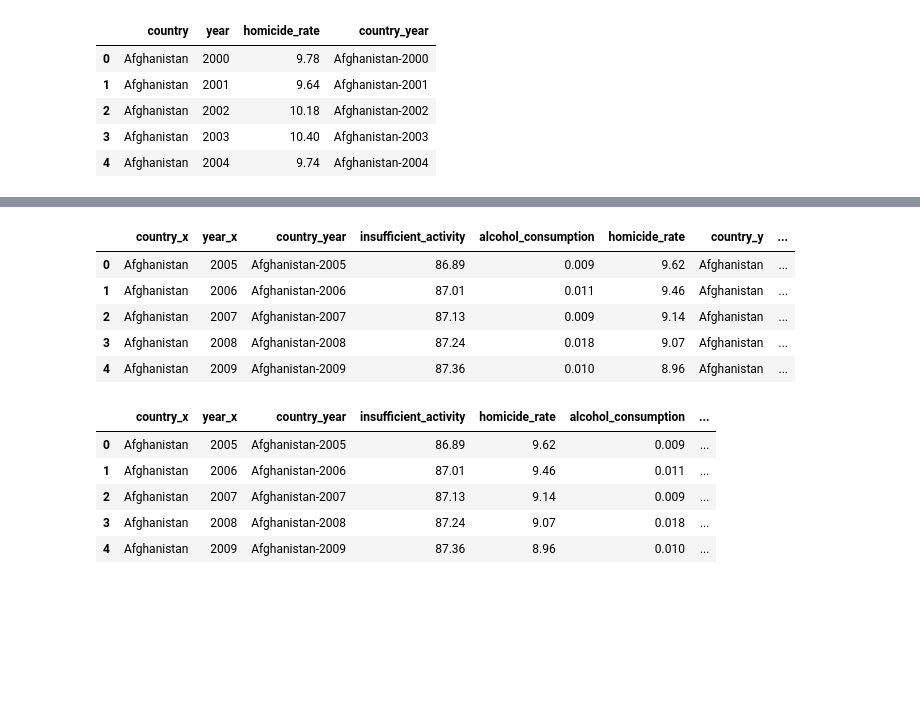
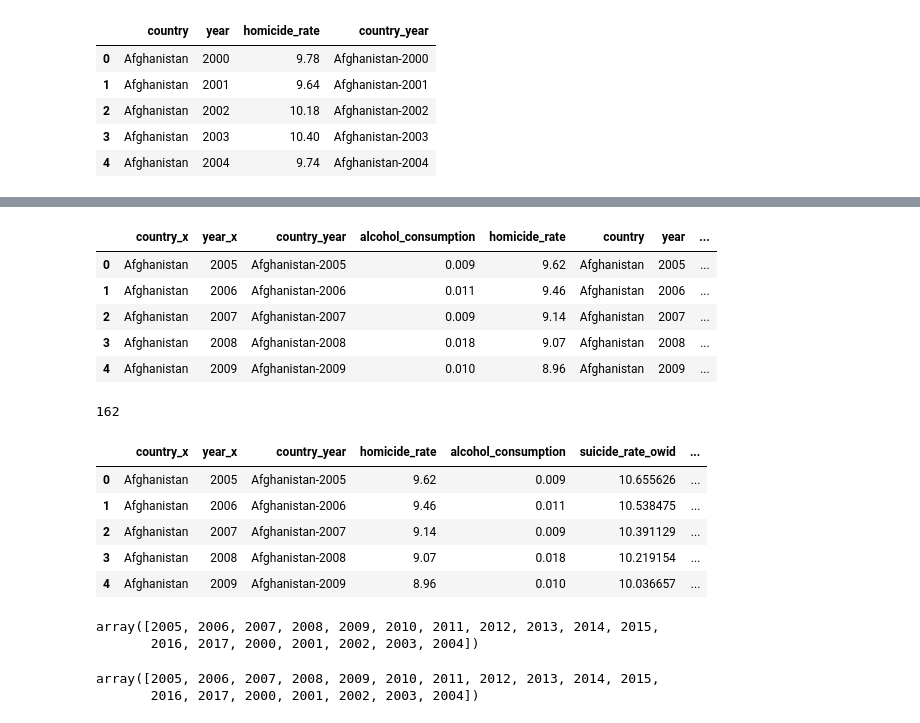
Before and after one commit to anajuarezar/Suicide-Analysis, a Jupyter notebook: data/OWID_WB_clean_dbs.ipynb, the cells around one changed output, grey strips where cells are left out. Saved outputs shown, nothing was run; the diff lists cells and outputs as text; code cells hidden in the pictures; blank space fills up the shorter version.

```diff
--- a/data/OWID_WB_clean_dbs.ipynb
+++ b/data/OWID_WB_clean_dbs.ipynb
@@ -161,5 +144,3 @@ alcohol_df.head()
 | 2 | Afghanistan | 1992 | 0.0 | Afghanistan-1992 |
 | 3 | Afghanistan | 1993 | 0.0 | Afghanistan-1993 |
 | 4 | Afghanistan | 1994 | 0.0 | Afghanistan-1994 |
-# %%
-alcohol_df = alcohol_df.rename(columns={"country_code": "country_year"})
@@ -212,4 +165,4 @@ russianJoin.head()
 # %%
-df_join_homicide =  pd.merge(df_join_alcohol_activity,homicide_df, on='country_year', how='inner')
+df_join_homicide =  pd.merge(alcohol_df,homicide_df, on='country_year', how='inner')
 df_join_homicide.head()
 # %% [output]
@@ -222,9 +179,8 @@ df_join_homicide.head()
 # %%
 three_df = df_join_homicide[[
-                "country",
-                "year",
+                "country_x",
+                "year_x",
                 "country_year",
-                "insufficient_activity",
                 "alcohol_consumption",
                 "homicide_rate"
                ]]
@@ -241,35 +197,43 @@ three_df.head()
 df_join_total =  pd.merge(three_df,db_complete, on='country_year', how='inner')
 df_join_total.head()
 # %% [output]
-|  | country_x | year_x | country_year | insufficient_activity | alcohol_consumption | homicide_rate | country_y | ... |
-| 0 | Afghanistan | 2005 | Afghanistan-2005 | 86.89 | 0.009 | 9.62 | Afghanistan | ... |
-| 1 | Afghanistan | 2006 | Afghanistan-2006 | 87.01 | 0.011 | 9.46 | Afghanistan | ... |
-| 2 | Afghanistan | 2007 | Afghanistan-2007 | 87.13 | 0.009 | 9.14 | Afghanistan | ... |
-| 3 | Afghanistan | 2008 | Afghanistan-2008 | 87.24 | 0.018 | 9.07 | Afghanistan | ... |
-| 4 | Afghanistan | 2009 | Afghanistan-2009 | 87.36 | 0.010 | 8.96 | Afghanistan | ... |
+|  | country_x | year_x | country_year | alcohol_consumption | homicide_rate | country | year | ... |
+| 0 | Afghanistan | 2005 | Afghanistan-2005 | 0.009 | 9.62 | Afghanistan | 2005 | ... |
+| 1 | Afghanistan | 2006 | Afghanistan-2006 | 0.011 | 9.46 | Afghanistan | 2006 | ... |
+| 2 | Afghanistan | 2007 | Afghanistan-2007 | 0.009 | 9.14 | Afghanistan | 2007 | ... |
+| 3 | Afghanistan | 2008 | Afghanistan-2008 | 0.018 | 9.07 | Afghanistan | 2008 | ... |
+| 4 | Afghanistan | 2009 | Afghanistan-2009 | 0.010 | 8.96 | Afghanistan | 2009 | ... |
+# %%
+df_join_total["country_x"].nunique()
+# %% [output]
+162
 # %%
 final = df_join_total[["country_x",
                 "year_x",
                 "country_year",
-                "insufficient_activity",
                 "homicide_rate",
                 "alcohol_consumption",
                 "suicide_rate_owid",
                 "mental_substance_disorders",
                 "life_expectancy",
                 "birth_rate",
                 "death_rate",
                  "gdp",
                  "health_pct",
                  "population",
                 "unemployment"
                        ]]
 
 final.head()
 # %% [output]
-|  | country_x | year_x | country_year | insufficient_activity | homicide_rate | alcohol_consumption | ... |
-| 0 | Afghanistan | 2005 | Afghanistan-2005 | 86.89 | 9.62 | 0.009 | ... |
-| 1 | Afghanistan | 2006 | Afghanistan-2006 | 87.01 | 9.46 | 0.011 | ... |
-| 2 | Afghanistan | 2007 | Afghanistan-2007 | 87.13 | 9.14 | 0.009 | ... |
-| 3 | Afghanistan | 2008 | Afghanistan-2008 | 87.24 | 9.07 | 0.018 | ... |
-| 4 | Afghanistan | 2009 | Afghanistan-2009 | 87.36 | 8.96 | 0.010 | ... |
+|  | country_x | year_x | country_year | homicide_rate | alcohol_consumption | suicide_rate_owid | ... |
+| 0 | Afghanistan | 2005 | Afghanistan-2005 | 9.62 | 0.009 | 10.655626 | ... |
+| 1 | Afghanistan | 2006 | Afghanistan-2006 | 9.46 | 0.011 | 10.538475 | ... |
+| 2 | Afghanistan | 2007 | Afghanistan-2007 | 9.14 | 0.009 | 10.391129 | ... |
+| 3 | Afghanistan | 2008 | Afghanistan-2008 | 9.07 | 0.018 | 10.219154 | ... |
+| 4 | Afghanistan | 2009 | Afghanistan-2009 | 8.96 | 0.010 | 10.036657 | ... |
+# %%
+final["year_x"].unique()
+# %% [output]
+array([2005, 2006, 2007, 2008, 2009, 2010, 2011, 2012, 2013, 2014, 2015,
+       2016, 2017, 2000, 2001, 2002, 2003, 2004])
@@ -275,0 +242,5 @@ final.head()
+# %%
+final["year"].unique()
+# %% [output]
+array([2005, 2006, 2007, 2008, 2009, 2010, 2011, 2012, 2013, 2014, 2015,
+       2016, 2017, 2000, 2001, 2002, 2003, 2004])
```
Also changed, not shown: parts of 19 cells of this notebook, 2 other files.
